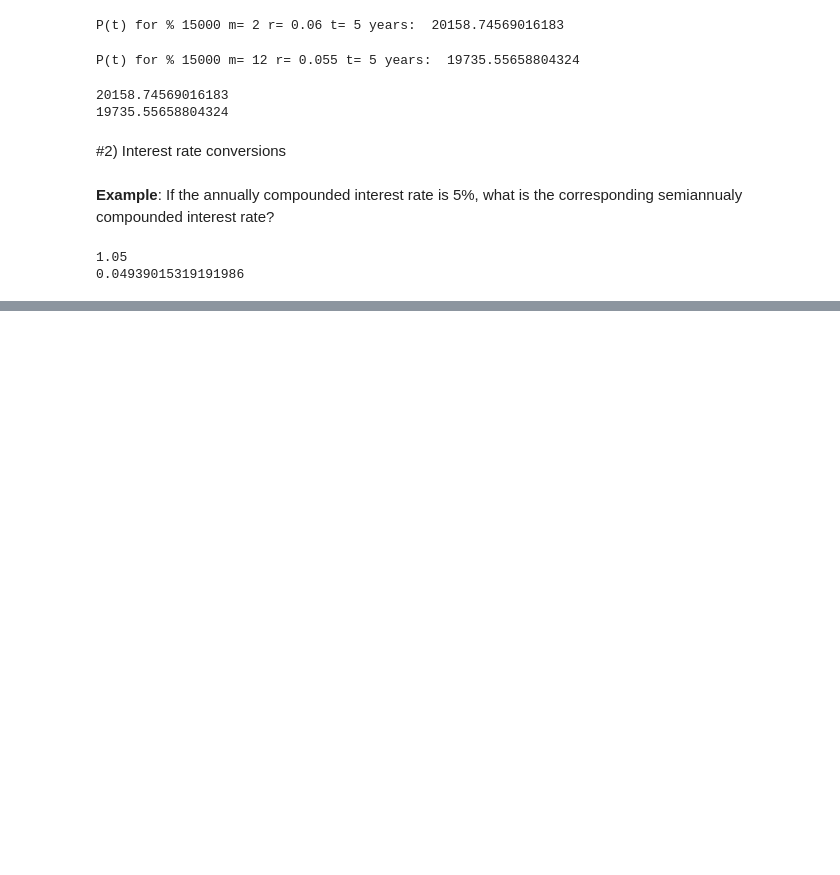
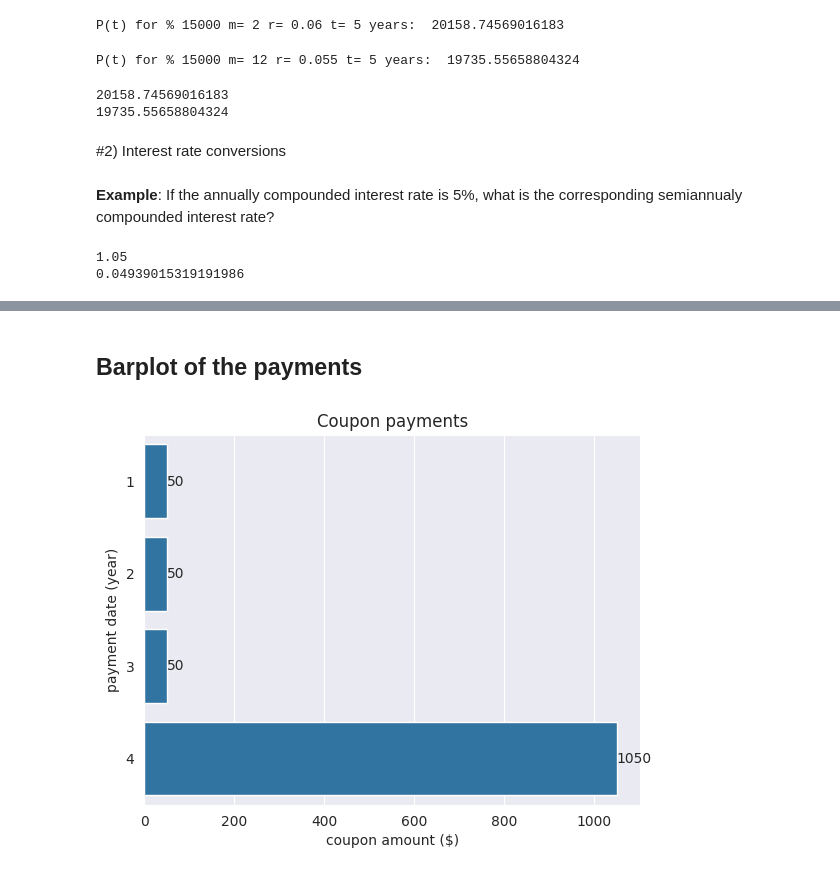
Before and after one commit to horasan/ml, a Jupyter notebook: R_LER_TREASURY_FIXED_INCOME_1.ipynb, the cells around one changed output, grey strips where cells are left out. Cells and saved outputs as stored; diff of their text form; code cells hidden in the pictures; blank space fills up the shorter version.

```diff
--- a/R_LER_TREASURY_FIXED_INCOME_1.ipynb
+++ b/R_LER_TREASURY_FIXED_INCOME_1.ipynb
@@ -12,6 +12,9 @@ import plotly.express as px
 import scipy.stats as stats
 from IPython.display import display, HTML
 import math
+sns.set_style('darkgrid')
+pd.set_option('display.max_columns', None) # all the columns will be shown
+pd.set_option('display.max_rows', 99) # 99 of the possible rows will be shown
 # %%
 drive.mount('/content/drive')
 DRIVE_DATASET_PATH = "/content/drive/My Drive/Colab Notebooks/0_R_LER/TREASURY/"
@@ -19,0 +43,7 @@ Mounted at /content/drive
+# %%
+# TODO: Document needed,
+# TODO: There is no exception handling
+# total_return_amount: amount to be paind in the future, r: prevailing interest rate, m: frequency per year, t: duration (unit is year)
+def calculate_present_value(total_return_amount, r, m, t):
+  PV = total_return_amount / ((1 + r/m) ** (m*t))
+  return PV
@@ -94,0 +160,14 @@ print(get_equivalent_rate(P_t_1, 1, 2, 1))
+# %%
+# initialize bond information.
+bond_info = {
+    'coupon_value': [c1, c2, c3, c4],
+    'time': [t1, t2, t3, t4]
+    }
+
+# Create DataFrame
+bond_data = pd.DataFrame(bond_info)
+
+# add 'present value' data to dataframe
+bond_data["present_value"] = bond_data.apply(lambda row: calculate_present_value(row["coupon_value"], r, m, row["time"]), axis=1)
+
+bond_data
@@ -94,0 +180,18 @@ print(get_equivalent_rate(P_t_1, 1, 2, 1))
+# %% [markdown]
+## Barplot of the payments
+# %%
+# Plot barplot with seaborn for the coupon payments
+ax = sns.barplot(data = bond_data, y = "time", x = "coupon_value", orient='h')
+ax.bar_label(ax.containers[0]) # TODO: amount' larin onune $ nasil ekleniyor?
+ax.set(
+    title='Coupon payments',
+    xlabel='coupon amount ($)',
+    ylabel='payment date (year)'
+    )
+#ax.set(xlabel='common xlabel', ylabel='common ylabel')
+plt.show()
+
+#type(ax.containers[0])
+## "${:.2f}".format(a)
+# %% [output]
+[figure, added]
```
Also changed, not shown: parts of 32 cells of this notebook.
